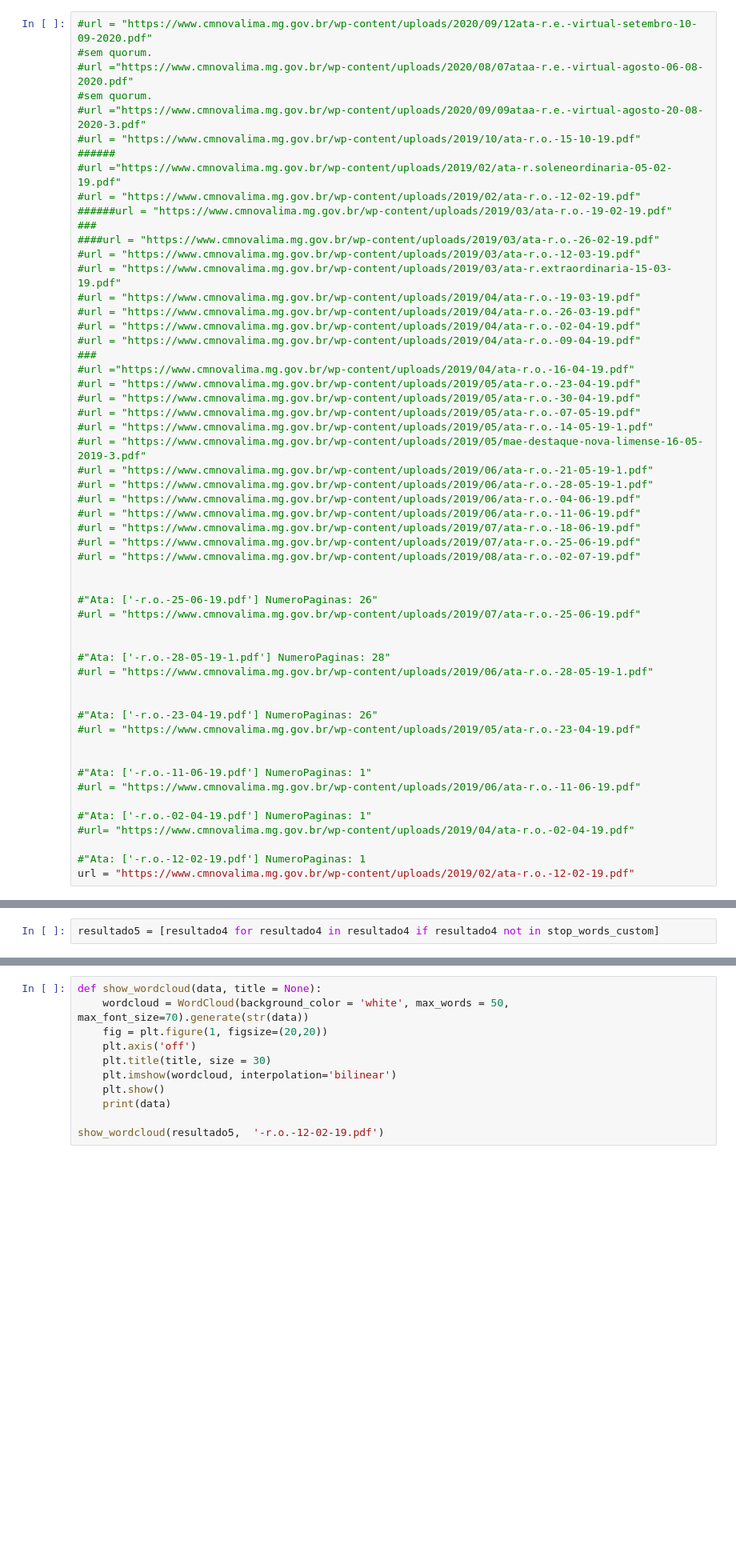
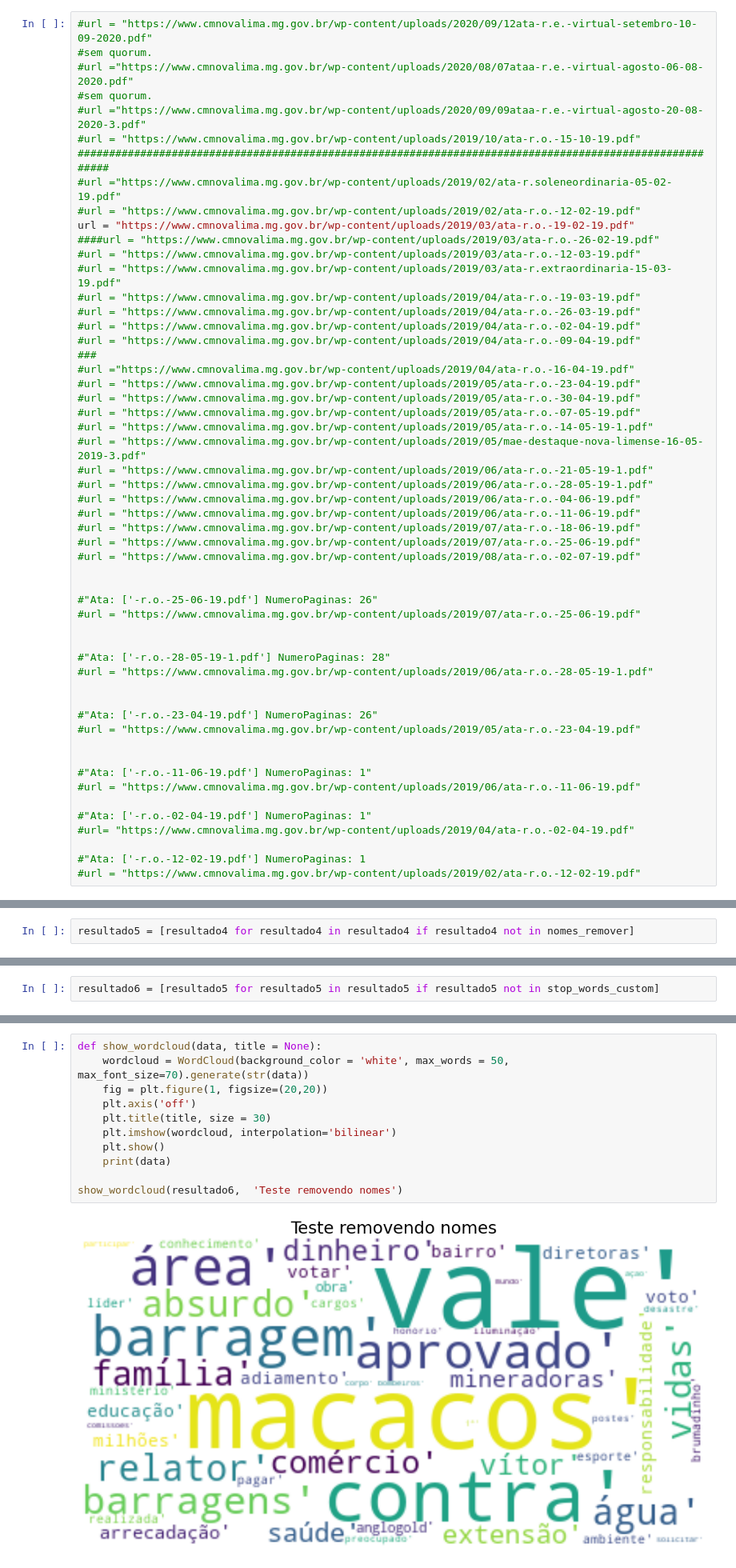
Before and after one commit to MichelAngelo7/NovaLima, a Jupyter notebook: Nuvem de palavras/NuvemDePalavrasPdfMiner.ipynb, the cells around one changed output, grey strips where cells are left out. Shown at 80% size. Cells and saved outputs as stored; diff of their text form; blank space fills up the shorter version.

```diff
--- a/Nuvem de palavras/NuvemDePalavrasPdfMiner.ipynb
+++ b/Nuvem de palavras/NuvemDePalavrasPdfMiner.ipynb
@@ -19,11 +19,10 @@ from wordcloud import WordCloud
 #sem quorum.
 #url ="https://www.cmnovalima.mg.gov.br/wp-content/uploads/2020/09/09ataa-r.e.-virtual-agosto-20-08-2020-3.pdf"
 #url = "https://www.cmnovalima.mg.gov.br/wp-content/uploads/2019/10/ata-r.o.-15-10-19.pdf"
-######
+#########################################################################################################
 #url ="https://www.cmnovalima.mg.gov.br/wp-content/uploads/2019/02/ata-r.soleneordinaria-05-02-19.pdf"
 #url = "https://www.cmnovalima.mg.gov.br/wp-content/uploads/2019/02/ata-r.o.-12-02-19.pdf"
-######url = "https://www.cmnovalima.mg.gov.br/wp-content/uploads/2019/03/ata-r.o.-19-02-19.pdf"
-###
+url = "https://www.cmnovalima.mg.gov.br/wp-content/uploads/2019/03/ata-r.o.-19-02-19.pdf"
 ####url = "https://www.cmnovalima.mg.gov.br/wp-content/uploads/2019/03/ata-r.o.-26-02-19.pdf"
 #url = "https://www.cmnovalima.mg.gov.br/wp-content/uploads/2019/03/ata-r.o.-12-03-19.pdf"
 #url = "https://www.cmnovalima.mg.gov.br/wp-content/uploads/2019/03/ata-r.extraordinaria-15-03-19.pdf"
@@ -66,7 +65,7 @@ from wordcloud import WordCloud
 #url= "https://www.cmnovalima.mg.gov.br/wp-content/uploads/2019/04/ata-r.o.-02-04-19.pdf"
 
 #"Ata: ['-r.o.-12-02-19.pdf'] NumeroPaginas: 1
-url = "https://www.cmnovalima.mg.gov.br/wp-content/uploads/2019/02/ata-r.o.-12-02-19.pdf"
+#url = "https://www.cmnovalima.mg.gov.br/wp-content/uploads/2019/02/ata-r.o.-12-02-19.pdf"
 # %%
 resposta =  requests.get(url)
 # %%
@@ -242,4 +416,4 @@ print(len(resultado4))
 # %%
-resultado5 = [resultado4 for resultado4 in resultado4 if resultado4 not in stop_words_custom]
+resultado5 = [resultado4 for resultado4 in resultado4 if resultado4 not in nomes_remover]
 # %%
 print(len(resultado5))
@@ -245,0 +422,2 @@ print(len(resultado5))
+# %%
+resultado6 = [resultado5 for resultado5 in resultado5 if resultado5 not in stop_words_custom]
@@ -260,11 +442,13 @@ print(len(resultado5))
 # %%
 def show_wordcloud(data, title = None):
     wordcloud = WordCloud(background_color = 'white', max_words = 50, max_font_size=70).generate(str(data))
     fig = plt.figure(1, figsize=(20,20))
     plt.axis('off')
     plt.title(title, size = 30)
     plt.imshow(wordcloud, interpolation='bilinear')
     plt.show()
     print(data)
 
-show_wordcloud(resultado5,  '-r.o.-12-02-19.pdf')
+show_wordcloud(resultado6,  'Teste removendo nomes')
+# %% [output]
+[figure, added]
```
Also changed, not shown: parts of 33 cells of this notebook, 1 other file.
